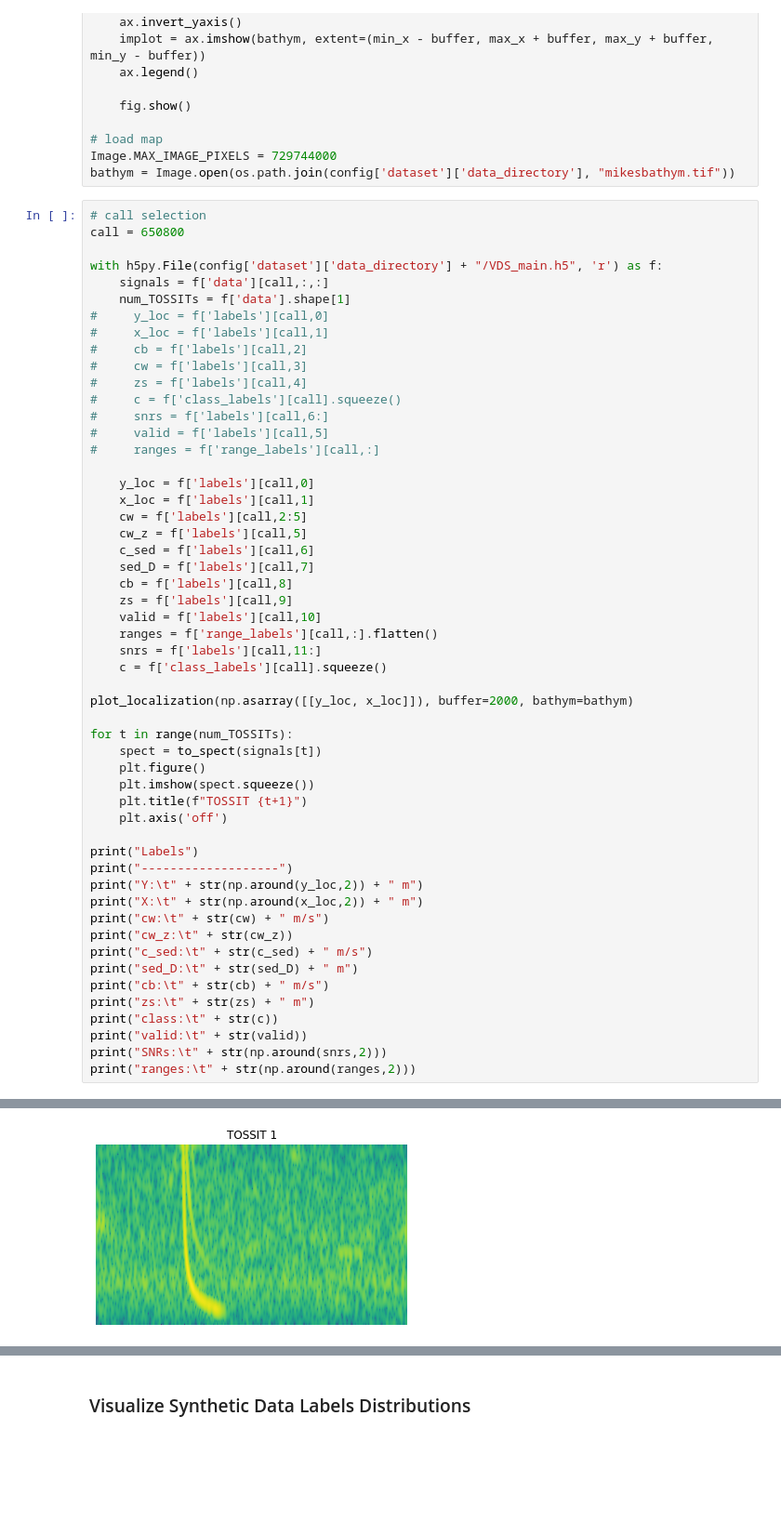
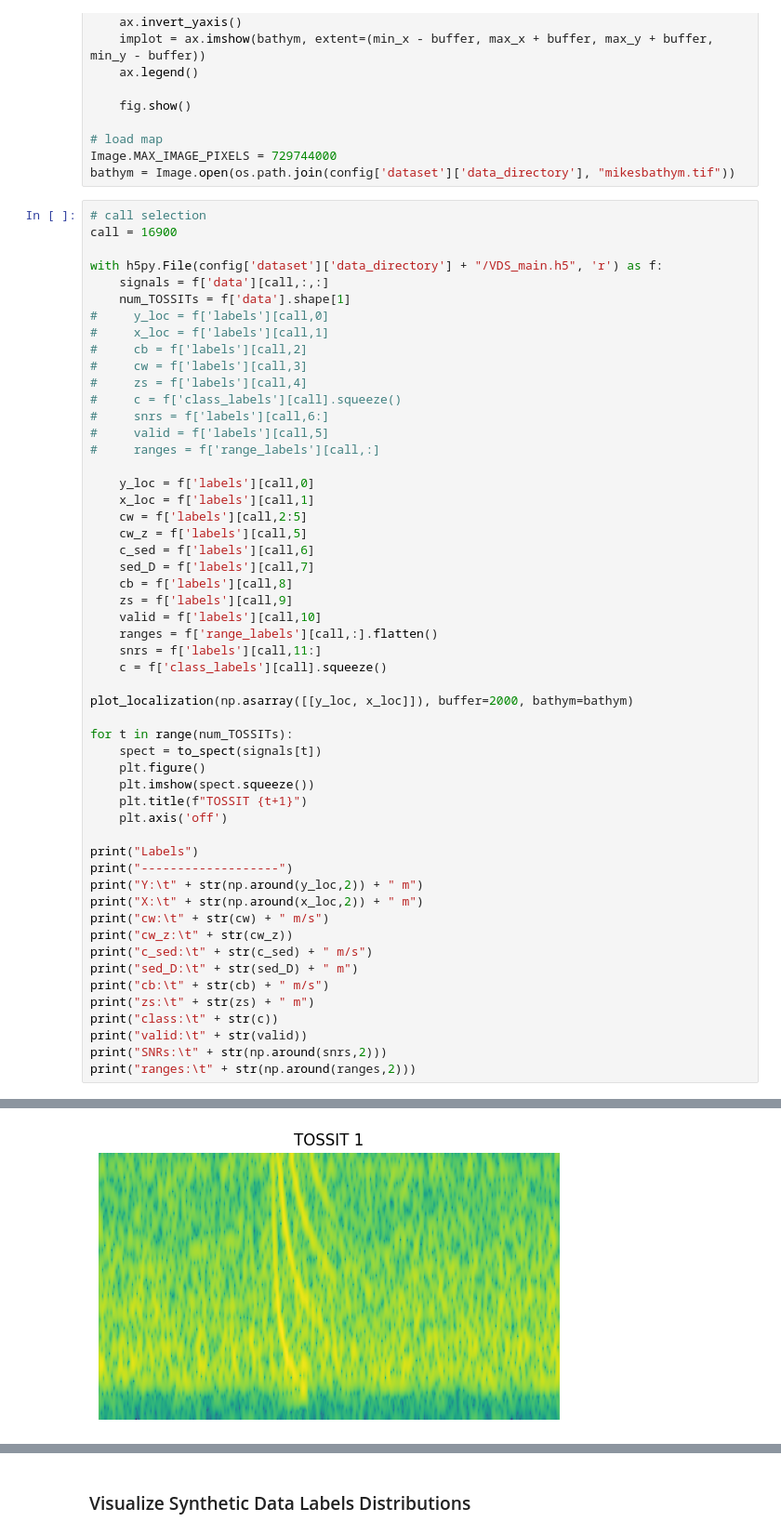
Before and after one commit to whoi-mars/Whale-Gunshot-Localization, a Jupyter notebook: create_dataset.ipynb, the cells around one changed output, grey strips where cells are left out. Shown at 93% size. Cells and saved outputs as stored; diff of their text form; blank space fills up the shorter version.

```diff
--- a/create_dataset.ipynb
+++ b/create_dataset.ipynb
@@ -279,7 +281,7 @@ Image.MAX_IMAGE_PIXELS = 729744000
 bathym = Image.open(os.path.join(config['dataset']['data_directory'], "mikesbathym.tif"))
 # %%
 # call selection
-call = 650800
+call = 16900
 
 with h5py.File(config['dataset']['data_directory'] + "/VDS_main.h5", 'r') as f:
     signals = f['data'][call,:,:]
@@ -350 +353 @@ ranges: [ 9420.69 14010.84 18813.11 20617.38 23515.48 26770.54 23649.29 21833.76
-[figure, old version]
+[figure, new version]
```
Also changed, not shown: parts of 5 cells of this notebook.
